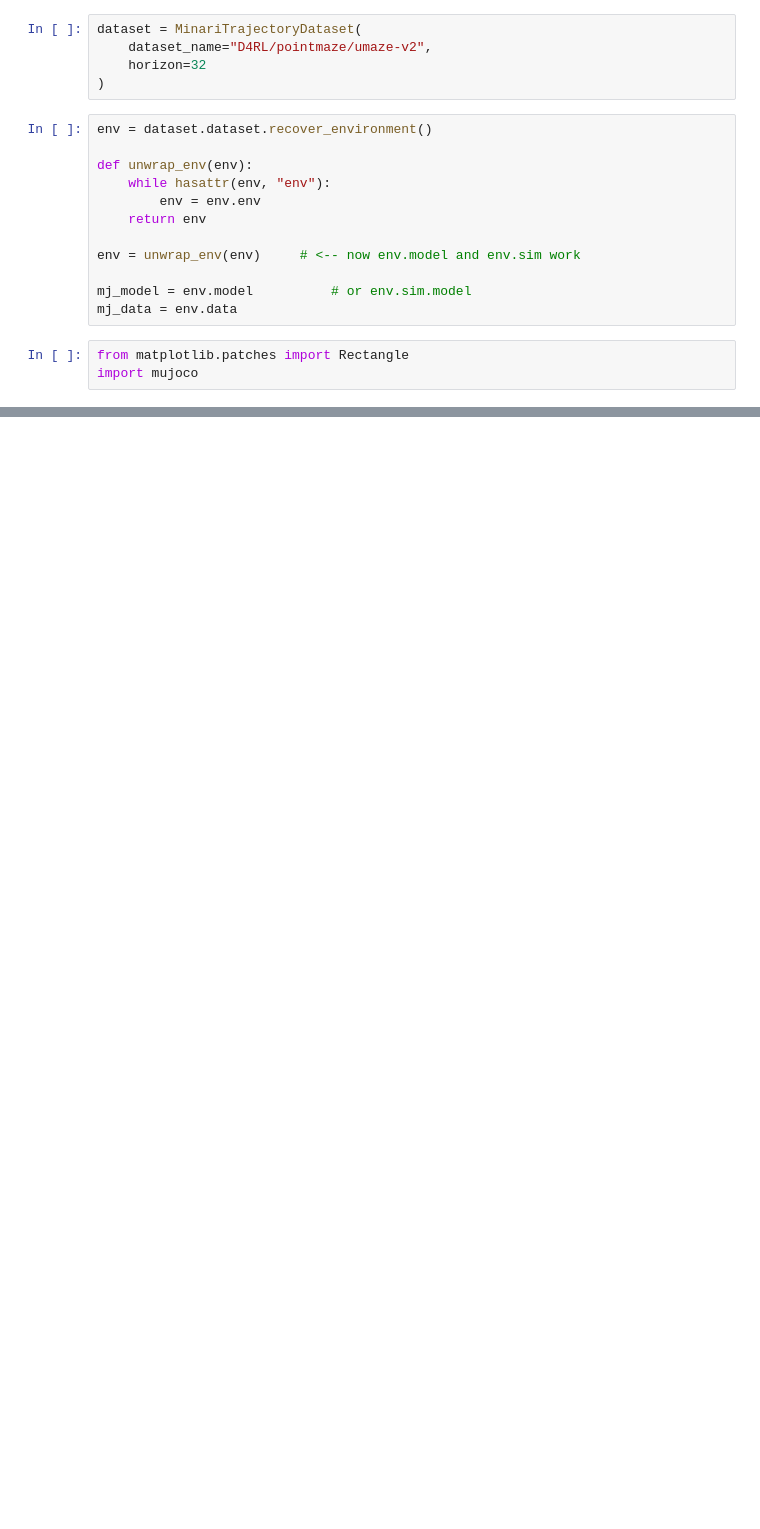
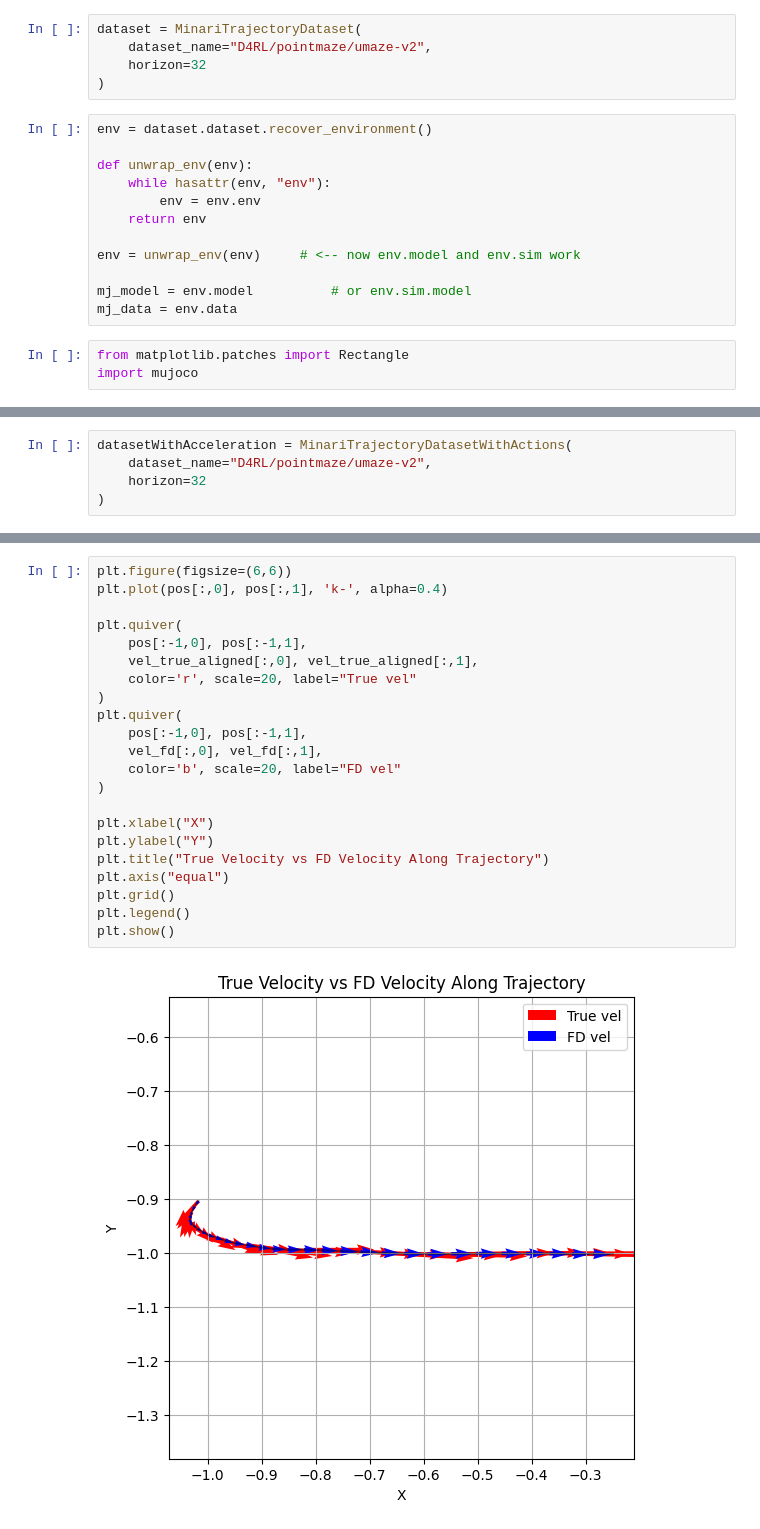
Before and after one commit to logflash/rpmml-project, a Jupyter notebook: rpmml-project/src/rpmml_project/pointmaze/dataset_viz.ipynb, the cells around one changed output, grey strips where cells are left out. Drawn from its saved outputs; the diff is of its cells as text; blank space fills up the shorter version.

```diff
--- a/rpmml-project/src/rpmml_project/pointmaze/dataset_viz.ipynb
+++ b/rpmml-project/src/rpmml_project/pointmaze/dataset_viz.ipynb
@@ -104,0 +105,5 @@ plt.show()
+# %%
+datasetWithAcceleration = MinariTrajectoryDatasetWithActions(
+    dataset_name="D4RL/pointmaze/umaze-v2",
+    horizon=32
+)
@@ -104,0 +160,24 @@ plt.show()
+# %%
+plt.figure(figsize=(6,6))
+plt.plot(pos[:,0], pos[:,1], 'k-', alpha=0.4)
+
+plt.quiver(
+    pos[:-1,0], pos[:-1,1],
+    vel_true_aligned[:,0], vel_true_aligned[:,1],
+    color='r', scale=20, label="True vel"
+)
+plt.quiver(
+    pos[:-1,0], pos[:-1,1],
+    vel_fd[:,0], vel_fd[:,1],
+    color='b', scale=20, label="FD vel"
+)
+
+plt.xlabel("X")
+plt.ylabel("Y")
+plt.title("True Velocity vs FD Velocity Along Trajectory")
+plt.axis("equal")
+plt.grid()
+plt.legend()
+plt.show()
+# %% [output]
+[figure, added]
```
Also changed, not shown: parts of 11 cells of this notebook, 1 other file.
